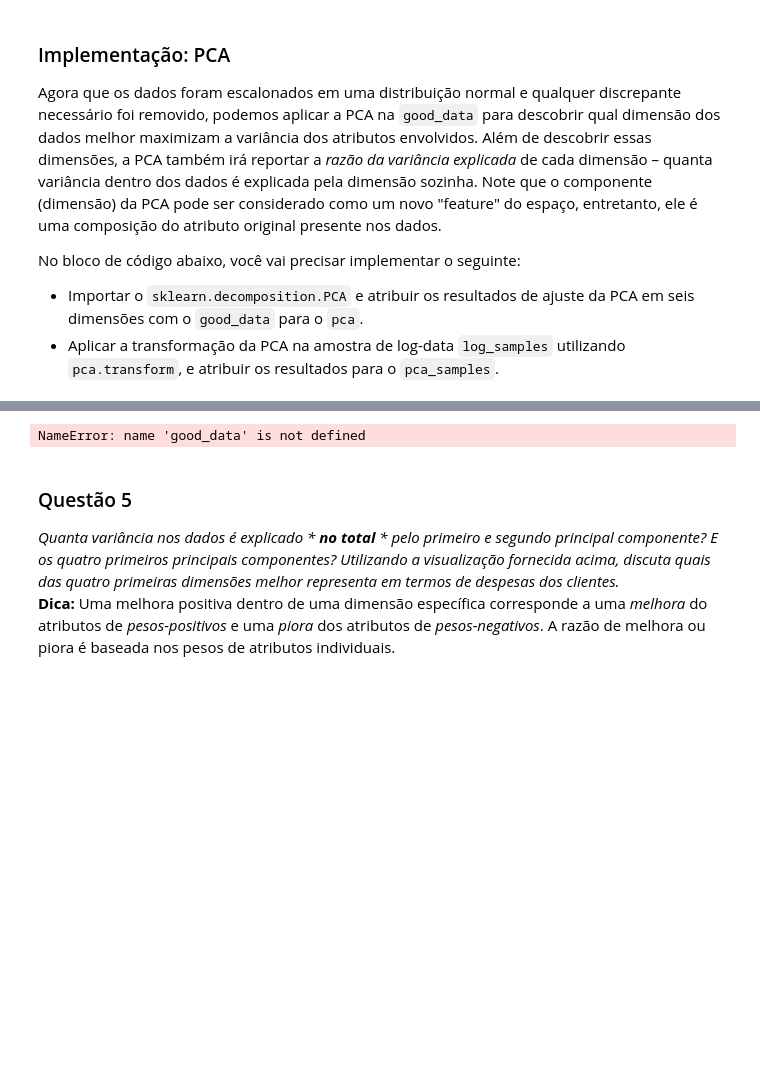
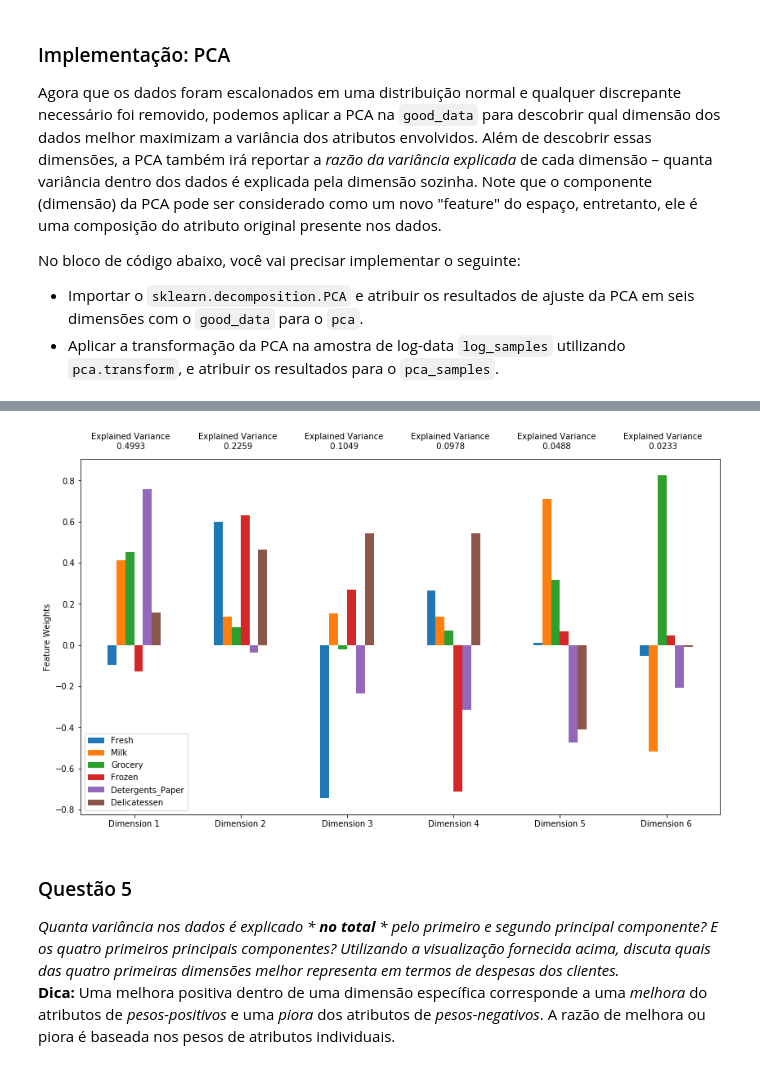
Before and after one commit to kevinszczpanski/Machine-Learning-NanoDegree, a Jupyter notebook: customer_segments/customer_segments_PT.ipynb, the cells around one changed output, grey strips where cells are left out. Saved outputs shown, nothing was run; the diff lists cells and outputs as text; code cells hidden in the pictures; blank space fills up the shorter version.

Commit message:
Aplicação do algoritmo de PCA nos dados, para observar a variância explicada pelas principais componentes formadas

```diff
--- a/customer_segments/customer_segments_PT.ipynb
+++ b/customer_segments/customer_segments_PT.ipynb
@@ -344,15 +348,16 @@ No bloco de código abaixo, você vai precisar implementar o seguinte:
 # %%
 from sklearn.decomposition import PCA
 # TODO: Aplique a PCA ao ajustar os bons dados com o mesmo número de dimensões como atributos
-pca = None
+pca = PCA(n_components=6)
+pca.fit(good_data)
 
 # TODO: Transforme a amostra de data-log utilizando o ajuste da PCA acima
-pca_samples = None
+pca_samples = pca.transform(log_data)
 
 # Gere o plot dos resultados da PCA
 pca_results = rs.pca_results(good_data, pca)
 # %% [output]
-NameError: name 'good_data' is not defined
+[figure, added]
 # %% [markdown]
 ### Questão 5
 *Quanta variância nos dados é explicado * ***no total*** * pelo primeiro e segundo principal componente? E os quatro primeiros principais componentes? Utilizando a visualização fornecida acima, discuta quais das quatro primeiras dimensões melhor representa em termos de despesas dos clientes.*
```
Also changed, not shown: parts of 8 cells of this notebook.
